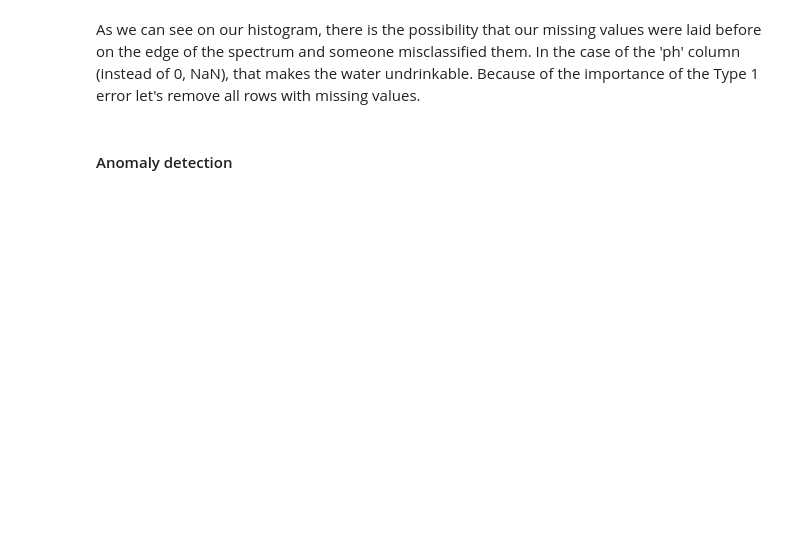
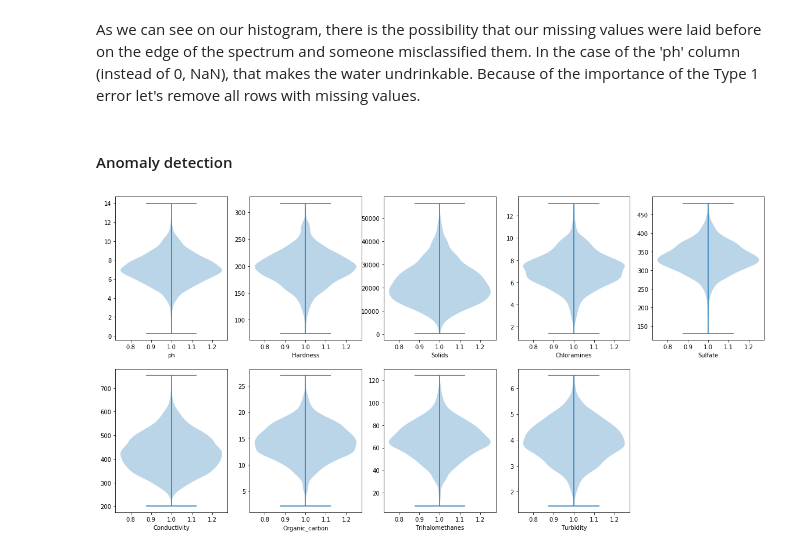
Before and after one commit to JTMalczewski/Water_Quality, a Jupyter notebook: water_analysis.ipynb, the cells around one changed output. Drawn from its saved outputs; the diff is of its cells as text; code cells hidden in the pictures; blank space fills up the shorter version.

Commit message:
violinplot

```diff
--- a/water_analysis.ipynb
+++ b/water_analysis.ipynb
@@ -125,3 +127,11 @@ As we can see on our histogram, there is the possibility that our missing values
 water_df.dropna(axis=0,inplace=True)
 # %% [markdown]
 #### Anomaly detection
+# %%
+plt.figure(figsize=(20,10))
+for i in range(len(water_df.columns)-1):
+    ax = plt.subplot(2,len(water_df.columns)/2,i+1)
+    plt.xlabel(water_df.columns[i])
+    bp = ax.violinplot(water_df[water_df.columns[i]])
+# %% [output]
+[figure, added]
```
Also changed, not shown: parts of 2 cells of this notebook.
